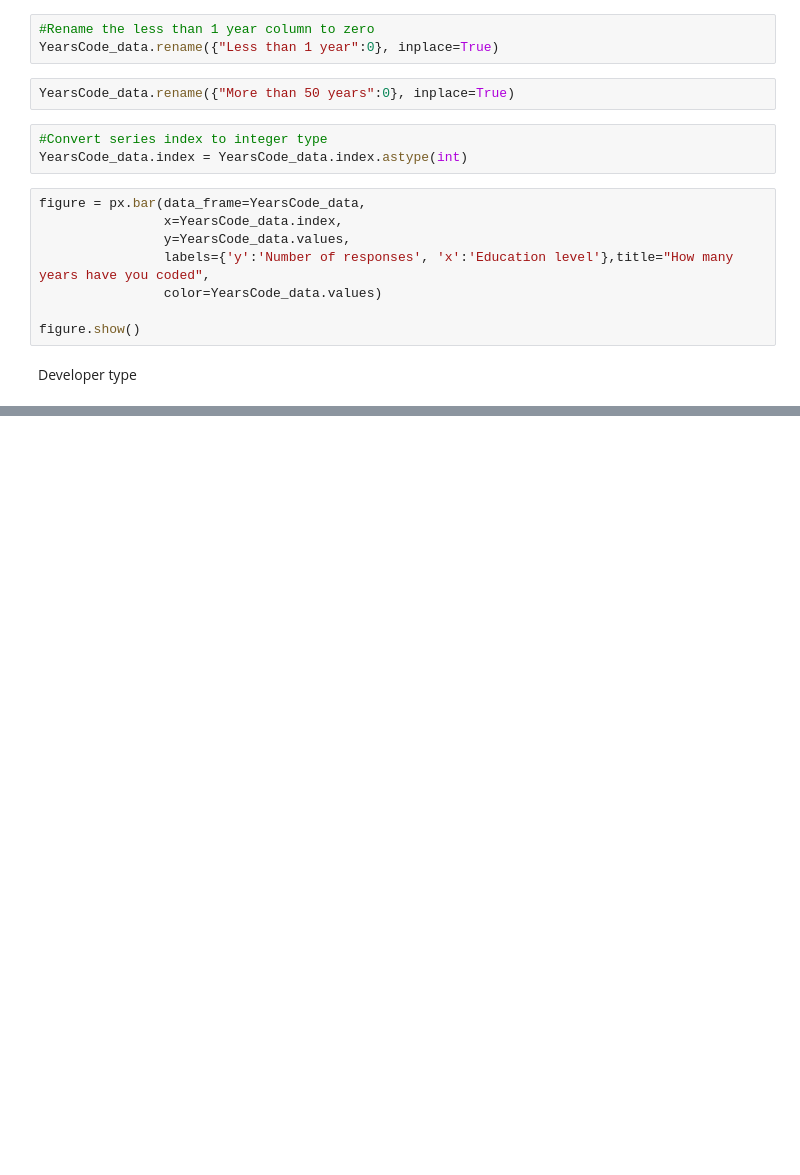
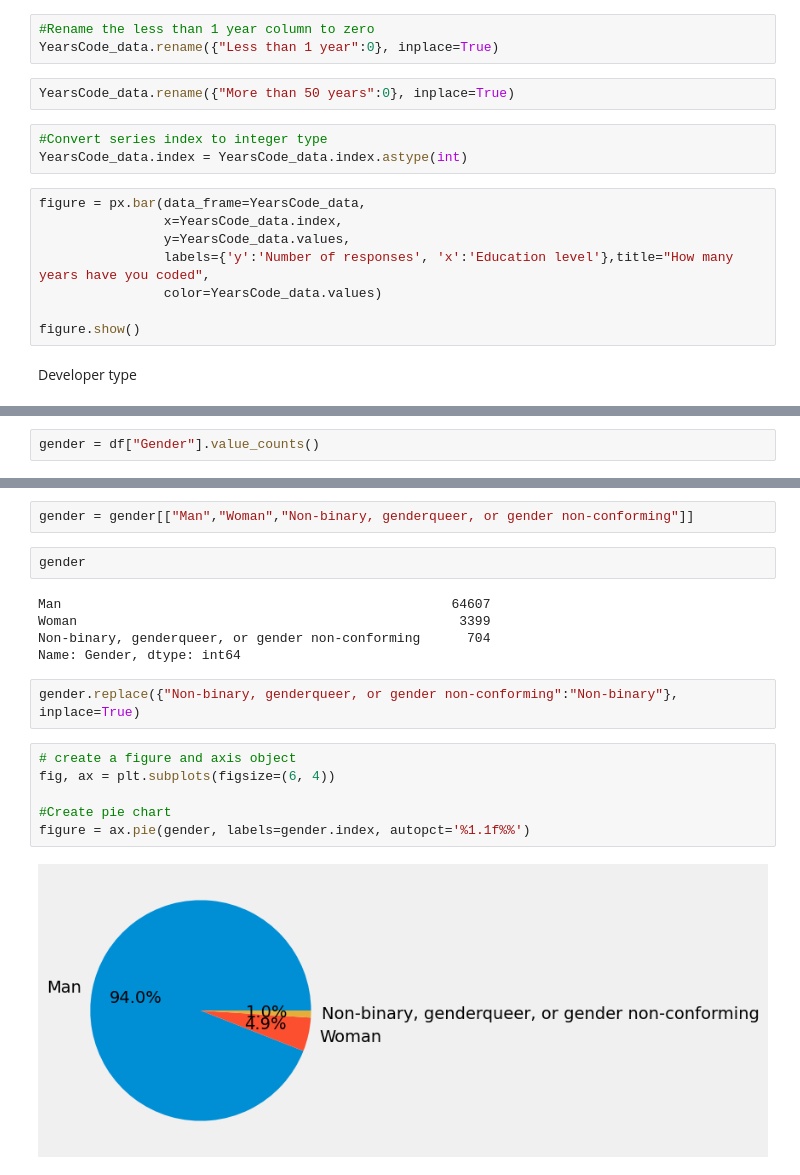
Before and after one commit to Alex-Polishchuk/Stack_overflow-data, a Jupyter notebook: python_data_vis.ipynb, the cells around one changed output, grey strips where cells are left out. Saved outputs shown, nothing was run; the diff lists cells and outputs as text; blank space fills up the shorter version.

```diff
--- a/python_data_vis.ipynb
+++ b/python_data_vis.ipynb
@@ -248,0 +334,2 @@ Developer type
+# %%
+gender = df["Gender"].value_counts()
@@ -248,0 +345,19 @@ Developer type
+# %%
+gender = gender[["Man","Woman","Non-binary, genderqueer, or gender non-conforming"]]
+# %%
+gender
+# %% [output]
+Man                                                  64607
+Woman                                                 3399
+Non-binary, genderqueer, or gender non-conforming      704
+Name: Gender, dtype: int64
+# %%
+gender.replace({"Non-binary, genderqueer, or gender non-conforming":"Non-binary"}, inplace=True)
+# %%
+# create a figure and axis object
+fig, ax = plt.subplots(figsize=(6, 4))
+
+#Create pie chart
+figure = ax.pie(gender, labels=gender.index, autopct='%1.1f%%')
+# %% [output]
+[figure, added]
```
Also changed, not shown: parts of 12 cells of this notebook.
